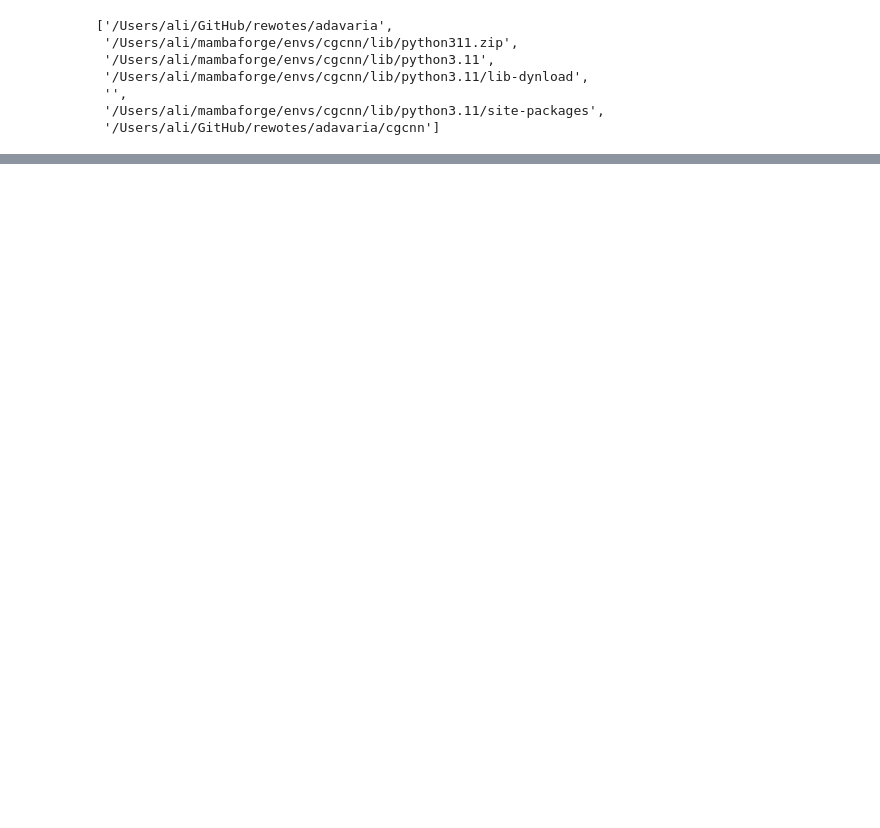
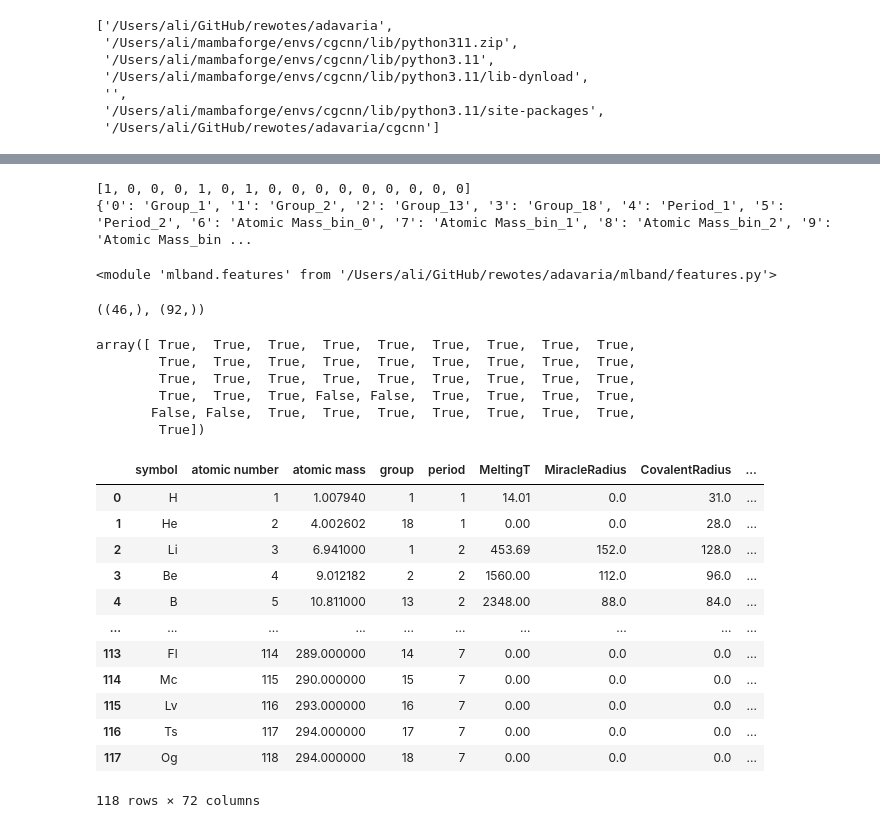
Before and after one commit to Exabyte-io/rewotes, a Jupyter notebook: adavaria/train_cgcnn2.ipynb, the cells around one changed output, grey strips where cells are left out. Cells and saved outputs as stored; diff of their text form; code cells hidden in the pictures; blank space fills up the shorter version.

```diff
--- a/adavaria/train_cgcnn2.ipynb
+++ b/adavaria/train_cgcnn2.ipynb
@@ -55,0 +276,30 @@ cgcnn
+# %%
+import pandas as pd
+
+
+
+# Sample DataFrame and column names
+df = pd.DataFrame({
+    'Symbol': ['H', 'He', 'Li', 'Be', 'B'],
+    'Atomic Number': [1, 2, 3, 4, 5],
+    'Atomic Mass': [1.008, 4.002602, 6.94, 9.0121831, 10.81],
+    'Group': [1, 18, 1, 2, 13],
+    'Period': [1, 1, 2, 2, 2]
+})
+discrete_columns = ['Group', 'Period']
+continuous_columns = ['Atomic Mass']
+
+# Get one-hot encodings and feature names
+element_encoding, feature_names = one_hot_encode_elements(df, discrete_columns, continuous_columns)
+
+# Example output
+print(element_encoding["1"])  # One-hot encoded features for 'H'
+print(feature_names)  # Names of all the features
+# %% [output]
+[1, 0, 0, 0, 1, 0, 1, 0, 0, 0, 0, 0, 0, 0, 0, 0]
+{'0': 'Group_1', '1': 'Group_2', '2': 'Group_13', '3': 'Group_18', '4': 'Period_1', '5': 'Period_2', '6': 'Atomic Mass_bin_0', '7': 'Atomic Mass_bin_1', '8': 'Atomic Mass_bin_2', '9': 'Atomic Mass_bin ...
+# %%
+import mlband.features
+importlib.reload(mlband.features)
+# %% [output]
+<module 'mlband.features' from '/Users/ali/GitHub/rewotes/adavaria/mlband/features.py'>
@@ -55,0 +311,37 @@ cgcnn
+# %%
+o = np.array([0., 1., 0., 0., 0., 0., 0., 0., 0., 0., 0., 0., 0., 0., 0., 0., 0.,
+       0., 0., 1., 0., 0., 0., 0., 0., 0., 0., 0., 0., 0., 1., 0., 0., 0.,
+       0., 0., 1., 0., 0., 0., 0., 0., 0., 0., 0., 0., 1., 0., 0., 0., 0.,
+       0., 0., 0., 0., 0., 0., 0., 0., 0., 0., 0., 0., 0., 1., 0., 0., 0.,
+       0., 0., 0., 0., 0., 1., 0., 0., 0., 0., 1., 0., 0., 0., 0., 0., 0.,
+       0., 1., 0., 0., 0., 0., 0.])
+a = np.array(enc['1'])
+a.shape, o.shape
+# %% [output]
+((46,), (92,))
+# %%
+np.array_equal(a, o[:a.shape[0]])
+a == o[:a.shape[0]]
+# %% [output]
+array([ True,  True,  True,  True,  True,  True,  True,  True,  True,
+        True,  True,  True,  True,  True,  True,  True,  True,  True,
+        True,  True,  True,  True,  True,  True,  True,  True,  True,
+        True,  True,  True, False, False,  True,  True,  True,  True,
+       False, False,  True,  True,  True,  True,  True,  True,  True,
+        True])
+# %%
+mlband.features.pt
+# %% [output]
+|  | symbol | atomic number | atomic mass | group | period | MeltingT | MiracleRadius | CovalentRadius | ... |
+| 0 | H | 1 | 1.007940 | 1 | 1 | 14.01 | 0.0 | 31.0 | ... |
+| 1 | He | 2 | 4.002602 | 18 | 1 | 0.00 | 0.0 | 28.0 | ... |
+| 2 | Li | 3 | 6.941000 | 1 | 2 | 453.69 | 152.0 | 128.0 | ... |
+| 3 | Be | 4 | 9.012182 | 2 | 2 | 1560.00 | 112.0 | 96.0 | ... |
+| 4 | B | 5 | 10.811000 | 13 | 2 | 2348.00 | 88.0 | 84.0 | ... |
+| ... | ... | ... | ... | ... | ... | ... | ... | ... | ... |
+| 113 | Fl | 114 | 289.000000 | 14 | 7 | 0.00 | 0.0 | 0.0 | ... |
+| 114 | Mc | 115 | 290.000000 | 15 | 7 | 0.00 | 0.0 | 0.0 | ... |
+| 115 | Lv | 116 | 293.000000 | 16 | 7 | 0.00 | 0.0 | 0.0 | ... |
+| 116 | Ts | 117 | 294.000000 | 17 | 7 | 0.00 | 0.0 | 0.0 | ... |
+| 117 | Og | 118 | 294.000000 | 18 | 7 | 0.00 | 0.0 | 0.0 | ... |
+118 rows × 72 columns
```
Also changed, not shown: parts of 32 cells of this notebook, 11 other files.
